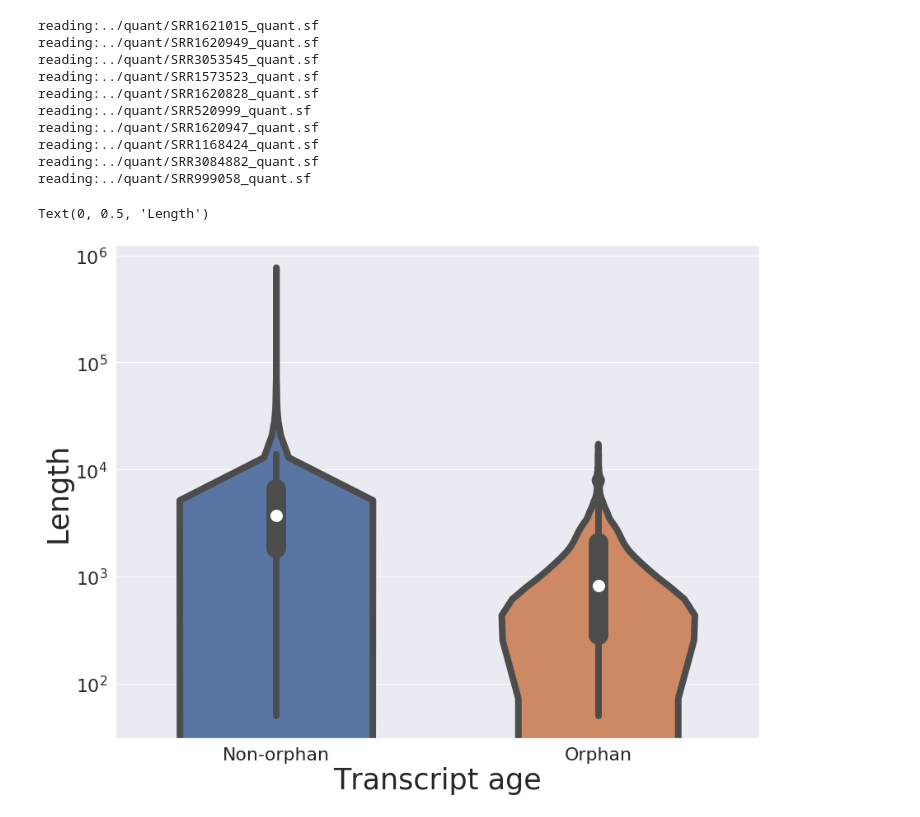
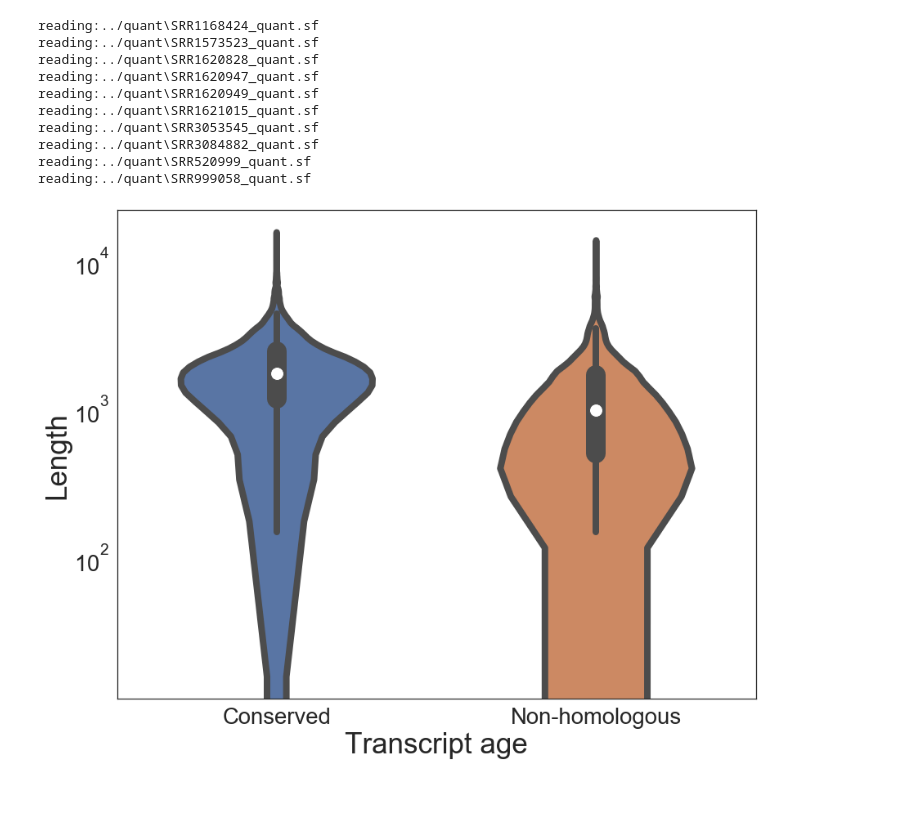
Before and after one commit to lijing28101/maize_pyrpipe, a Jupyter notebook: downstream_analysis/Downstream analysis.ipynb, the cells around one changed output. Cells and saved outputs as stored; diff of their text form; code cells hidden in the pictures.

```diff
--- a/downstream_analysis/Downstream analysis.ipynb
+++ b/downstream_analysis/Downstream analysis.ipynb
@@ -10,8 +10,8 @@ def getGC(seq):
     return((sum([1.0 for nucl in seq if nucl in ['G', 'C']]) / len(seq)) * 100)
 # %%
 #Read all the transcripts
-all_tx='../transcripts.fa'
-orphan_tx='../orphan_transcripts_final.fa'
+all_tx='../tx/transcripts.fa'
+orphan_tx='../tx/orphan_transcripts_final.fa'
 
 
 orphan_sequences = SeqIO.parse(open(orphan_tx),'fasta')
@@ -34,9 +34,9 @@ for fasta in all_sequences:
     lens.append(len(sequence))
     gc.append(getGC(sequence))
     if name not in orphan_ids:
-        types.append('Non-orphan')
+        types.append('Conserved')
     else:
-        types.append('Orphan')
+        types.append('Non-homologous')
 # %%
 #get everything in pandas df
 nest=[ids,lens,gc,types]
@@ -58,33 +58,34 @@ for f in quantfiles:
     #print(q1)
     thisQ=q1.loc[:,['Name','TPM']]
     thisQ["TPM"]=pd.to_numeric(thisQ["TPM"])
-    thisQ.rename(columns = {'TPM':thisName+'_TPM'}, inplace = True)
+    thisQ.rename(columns = {'TPM':thisName}, inplace = True)
     #print(thisQ)
     #join with original df
     df=df.merge(thisQ,on='Name',how='left')
 # %% [output]
-reading:../quant/SRR1621015_quant.sf
-reading:../quant/SRR1620949_quant.sf
-reading:../quant/SRR3053545_quant.sf
-reading:../quant/SRR1573523_quant.sf
-reading:../quant/SRR1620828_quant.sf
-reading:../quant/SRR520999_quant.sf
-reading:../quant/SRR1620947_quant.sf
-reading:../quant/SRR1168424_quant.sf
-reading:../quant/SRR3084882_quant.sf
-reading:../quant/SRR999058_quant.sf
+reading:../quant\SRR1168424_quant.sf
+reading:../quant\SRR1573523_quant.sf
+reading:../quant\SRR1620828_quant.sf
+reading:../quant\SRR1620947_quant.sf
+reading:../quant\SRR1620949_quant.sf
+reading:../quant\SRR1621015_quant.sf
+reading:../quant\SRR3053545_quant.sf
+reading:../quant\SRR3084882_quant.sf
+reading:../quant\SRR520999_quant.sf
+reading:../quant\SRR999058_quant.sf
 # %%
 #compare length
-sns.set(style="whitegrid")
 sns.set(rc={'figure.figsize':(14,11)})
-sns.set(font_scale=2)
+sns.set(font_scale=2.5,style="white")
+
 ax = sns.violinplot(x="type", y="len", scale="width", width=0.6, linewidth=8, data=df)
 ax.set_yscale("log")
 ax.set_xlabel('Transcript age',fontsize=35)
 ax.set_ylabel('Length',fontsize=35)
+fig = ax.get_figure()
+fig.savefig("length.png")
 # %% [output]
-Text(0, 0.5, 'Length')
-[figure, old version]
+[figure, new version]
 # %%
 #compare gc
 ax = sns.violinplot(x="type", y="gc", scale="width", width=0.6, linewidth=8, data=df)
```
Also changed, not shown: parts of 2 cells of this notebook.
